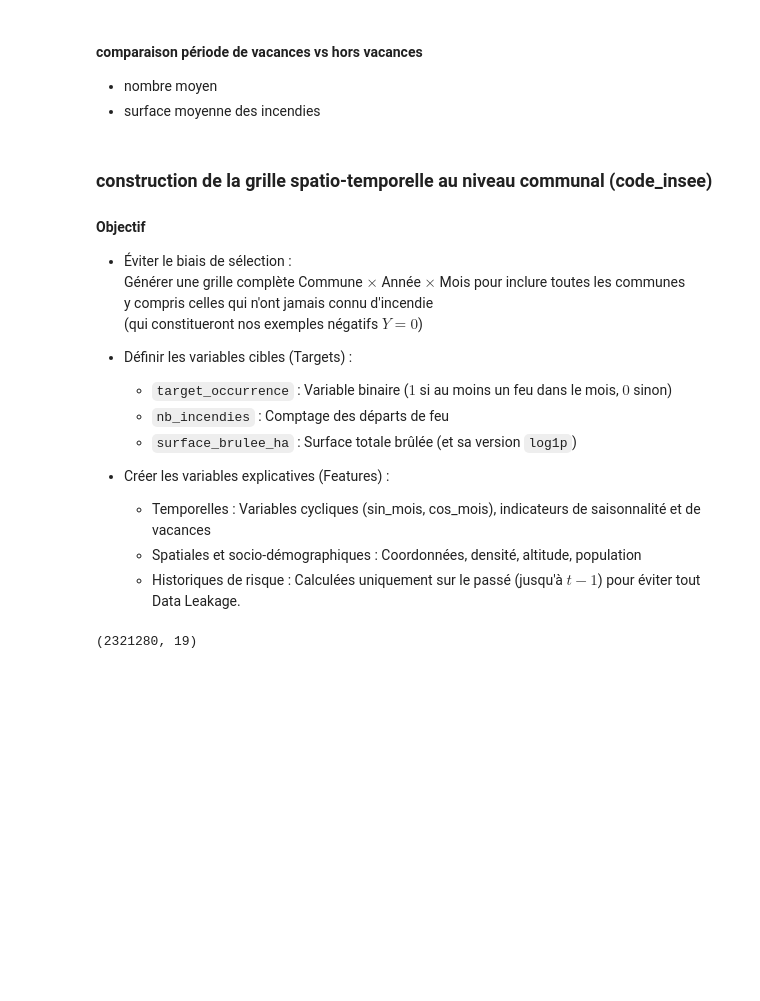
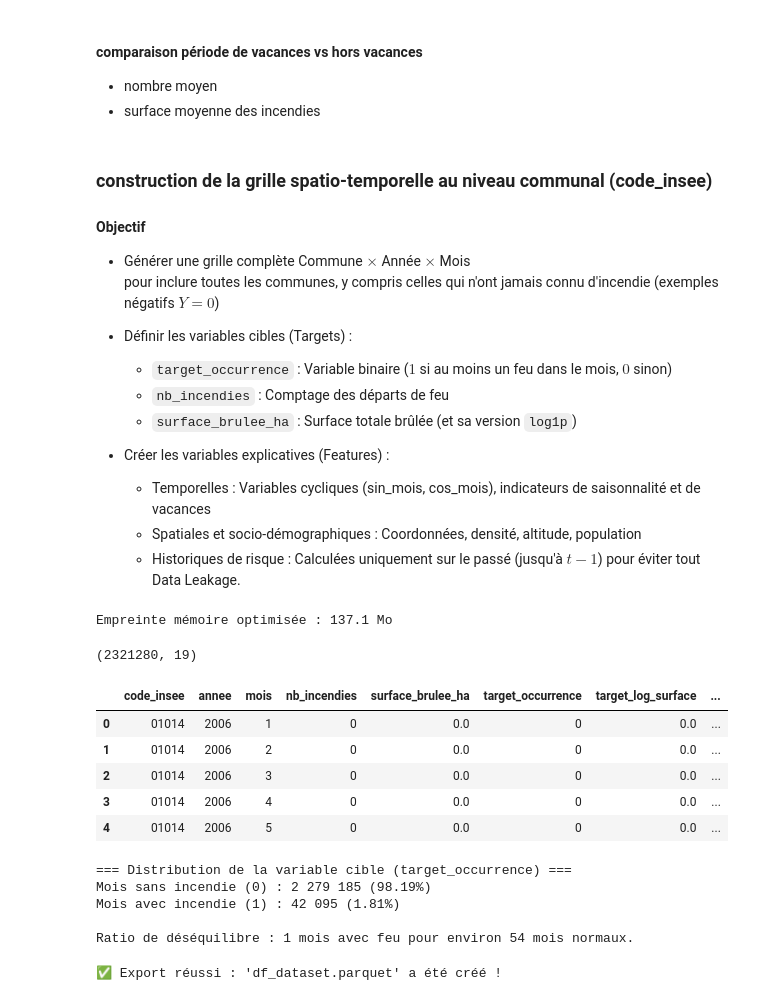
Before and after one commit to philippelaurens/incendies, a Jupyter notebook: notebooks/eda.ipynb, the cells around one changed output. Drawn from its saved outputs; the diff is of its cells as text; code cells hidden in the pictures; blank space fills up the shorter version.

```diff
--- a/notebooks/eda.ipynb
+++ b/notebooks/eda.ipynb
@@ -717,10 +826,9 @@ fig.show()
 
 #### Objectif
 
-- Éviter le biais de sélection :<br>
-Générer une grille complète Commune $\times$ Année $\times$ Mois pour inclure toutes les communes<br>
-y compris celles qui n'ont jamais connu d'incendie<br>
-(qui constitueront nos exemples négatifs $Y = 0$)
+- Générer une grille complète Commune $\times$ Année $\times$ Mois<br>
+pour inclure toutes les communes, y compris celles qui n'ont jamais connu d'incendie (exemples négatifs $Y = 0$)<br>
+
 
 - Définir les variables cibles (Targets) :
     - `target_occurrence` : Variable binaire ($1$ si au moins un feu dans le mois, $0$ sinon)
@@ -821,7 +929,70 @@ df_dataset['surface_commune_last_12m'] = (
     .transform(lambda x: x.shift(1).rolling(12, min_periods=1).sum())
     .fillna(0)
 )
+# %%
+# -----------------------------------------------------------------------------
+# 1. OPTIMISATION DES TYPES DE DONNÉES (RAM)
+# -----------------------------------------------------------------------------
+
+# Définition des types optimisés
+type_map = {
+    'code_insee': 'category',
+    'annee': 'int16',
+    'mois': 'int8',
+    'nb_incendies': 'int16',
+    'target_occurrence': 'int8',
+    'is_summer_peak': 'int8',
+    'is_spring_peak': 'int8'
+}
+
+# Application des types spécifiques si présents dans les colonnes
+for col, dtype in type_map.items():
+    if col in df_dataset.columns:
+        df_dataset[col] = df_dataset[col].astype(dtype)
+
+# Conversion automatique des colonnes float en float32 (gain de 50% sur les réels)
+float_cols = df_dataset.select_dtypes(include=['float64']).columns
+df_dataset[float_cols] = df_dataset[float_cols].astype('float32')
+
+print(f"Empreinte mémoire optimisée : {df_dataset.memory_usage(deep=True).sum() / 1e6:.1f} Mo")
+# %% [output]
+Empreinte mémoire optimisée : 137.1 Mo
 # %%
 df_dataset.shape
 # %% [output]
 (2321280, 19)
+# %%
+df_dataset.head()
+# %% [output]
+|  | code_insee | annee | mois | nb_incendies | surface_brulee_ha | target_occurrence | target_log_surface | ... |
+| 0 | 01014 | 2006 | 1 | 0 | 0.0 | 0 | 0.0 | ... |
+| 1 | 01014 | 2006 | 2 | 0 | 0.0 | 0 | 0.0 | ... |
+| 2 | 01014 | 2006 | 3 | 0 | 0.0 | 0 | 0.0 | ... |
+| 3 | 01014 | 2006 | 4 | 0 | 0.0 | 0 | 0.0 | ... |
+| 4 | 01014 | 2006 | 5 | 0 | 0.0 | 0 | 0.0 | ... |
+# %%
+
+# 1. Comptage et proportions
+counts = df_dataset['target_occurrence'].value_counts()
+proportions = df_dataset['target_occurrence'].value_counts(normalize=True) * 100
+
+print("=== Distribution de la variable cible (target_occurrence) ===")
+print(f"Mois sans incendie (0) : {counts.get(0, 0):,} ({proportions.get(0, 0):.2f}%)".replace(",", " "))
+print(f"Mois avec incendie (1) : {counts.get(1, 0):,} ({proportions.get(1, 0):.2f}%)".replace(",", " "))
+
+if 1 in counts:
+    ratio = int(counts[0] / counts[1])
+    print(f"\nRatio de déséquilibre : 1 mois avec feu pour environ {ratio} mois normaux.")
+# %% [output]
+=== Distribution de la variable cible (target_occurrence) ===
+Mois sans incendie (0) : 2 279 185 (98.19%)
+Mois avec incendie (1) : 42 095 (1.81%)
+
+Ratio de déséquilibre : 1 mois avec feu pour environ 54 mois normaux.
+# %%
+# Export au format Parquet (conserve la légèreté et les dtypes optimisés)
+df_dataset.to_parquet(DATA / 'df_dataset.parquet', index=False)
+
+print("✅ Export réussi : 'df_dataset.parquet' a été créé !")
+# %% [output]
+✅ Export réussi : 'df_dataset.parquet' a été créé !
```
Also changed, not shown: parts of 21 cells of this notebook, 7 other files.
